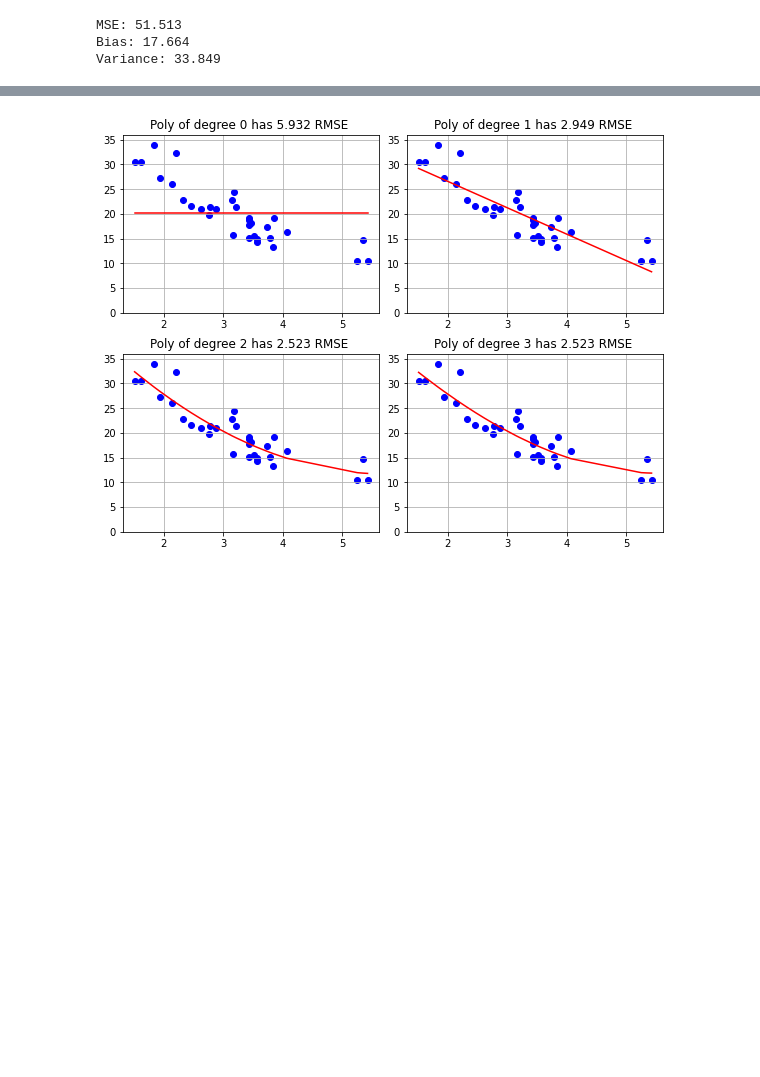
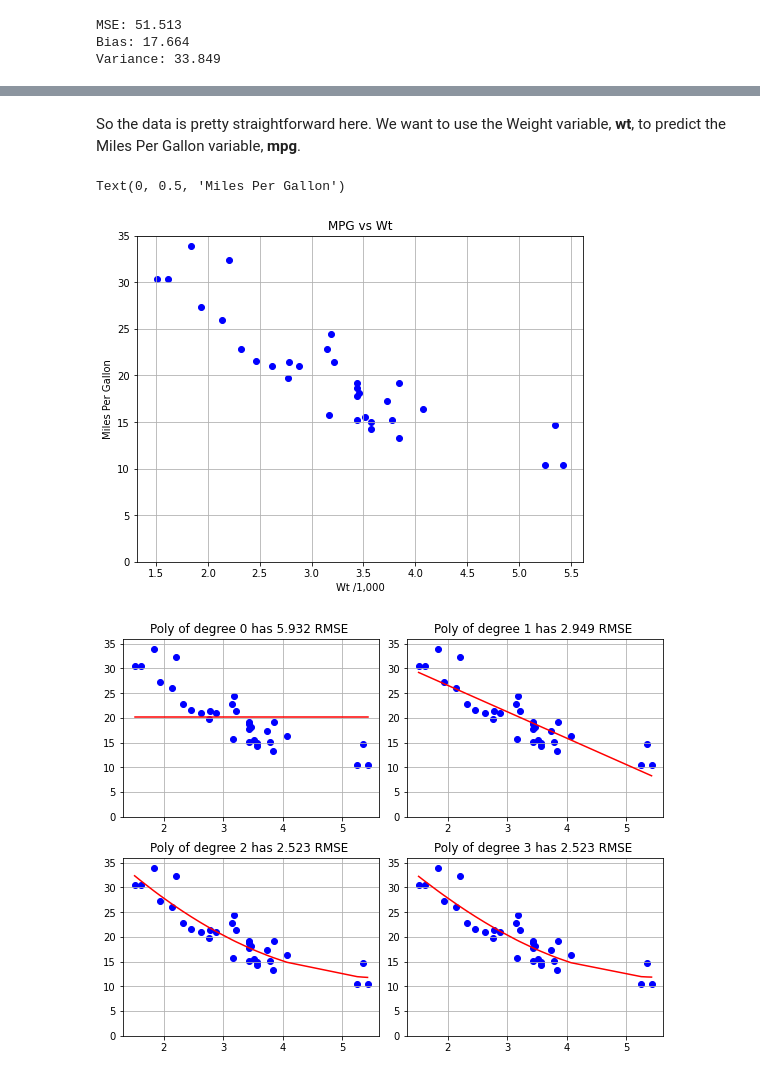
Before and after one commit to steviep42/bios_534, a Jupyter notebook: BIAS_Variance_Tradeoff.ipynb, the cells around one changed output, grey strips where cells are left out. Cells and saved outputs as stored; diff of their text form; code cells hidden in the pictures; blank space fills up the shorter version.

```diff
--- a/BIAS_Variance_Tradeoff.ipynb
+++ b/BIAS_Variance_Tradeoff.ipynb
@@ -363 +387,17 @@ It's pretty easy to do this in Python so we'll use it here since, at least on th
+# %% [markdown]
+So the data is pretty straightforward here. We want to use the Weight variable, **wt**, to predict the Miles Per Gallon variable, **mpg**.
+# %%
+y = mtcars.mpg
+X = mtcars.wt
+
+plt.figure(figsize=(8,6))
+plt.scatter(X,y,c="blue")
+plt.ylim(0,35)
+plt.title("MPG vs Wt")
+plt.grid()
+plt.xlabel("Wt /1,000")
+plt.ylabel("Miles Per Gallon")
+# %% [output]
+Text(0, 0.5, 'Miles Per Gallon')
+[figure, added]
 # %%
```
Also changed, not shown: parts of 13 cells of this notebook, 1 other file.
